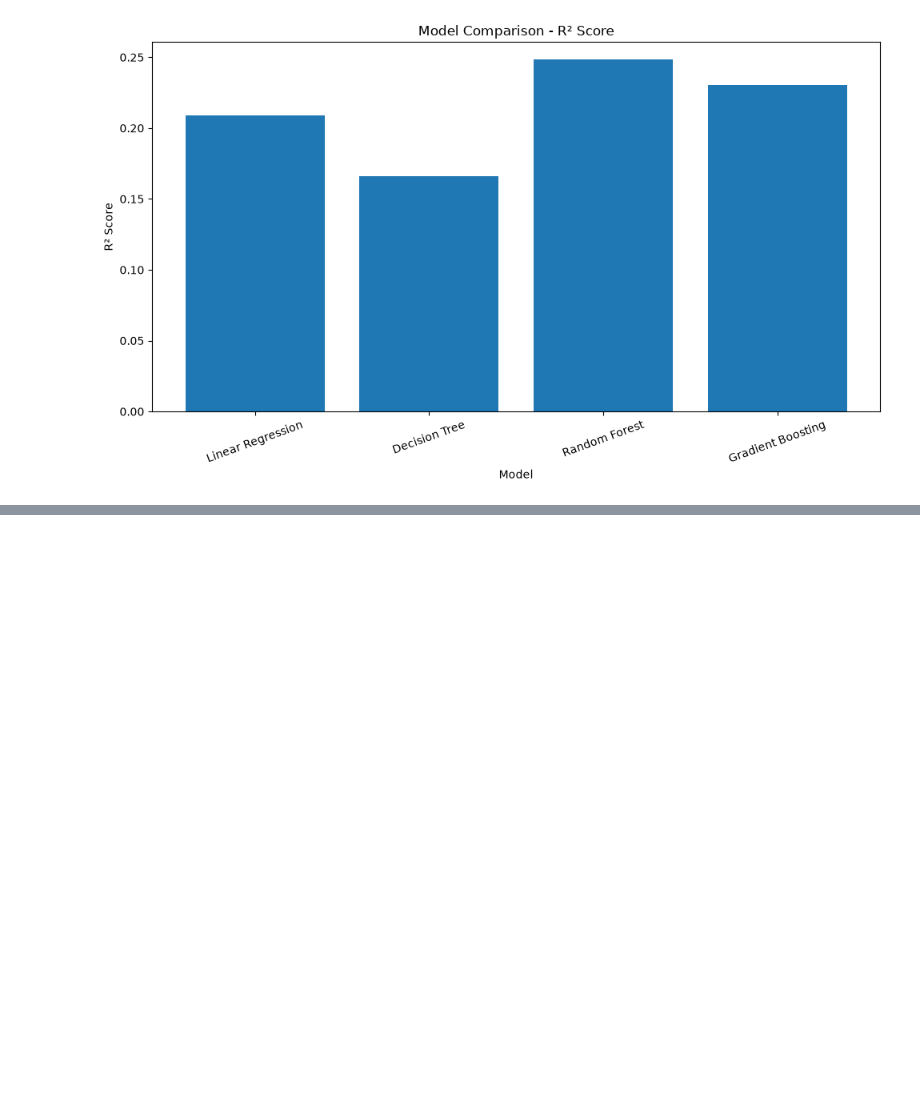
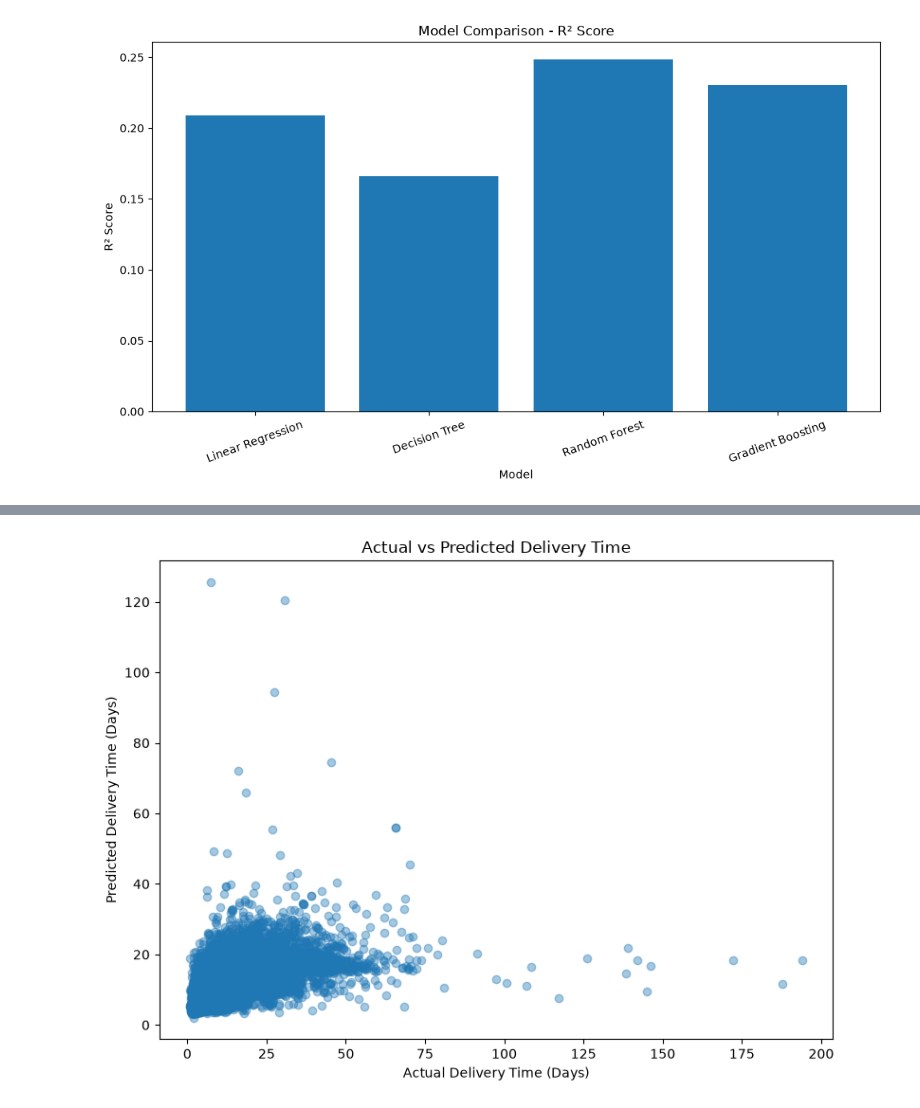
Before and after one commit to DRPatel75/Logistics_Data_Analysis, a Jupyter notebook: notebooks/04_predictive_modeling_optimization.ipynb, the cells around one changed output, grey strips where cells are left out. Drawn from its saved outputs; the diff is of its cells as text; code cells hidden in the pictures; blank space fills up the shorter version.

```diff
--- a/notebooks/04_predictive_modeling_optimization.ipynb
+++ b/notebooks/04_predictive_modeling_optimization.ipynb
@@ -676,0 +752,24 @@ plt.show()
+# %%
+plt.figure(figsize=(8, 6))
+
+plt.scatter(
+    y_test,
+    rf_pred,
+    alpha=0.4
+)
+
+plt.xlabel("Actual Delivery Time (Days)")
+plt.ylabel("Predicted Delivery Time (Days)")
+plt.title("Actual vs Predicted Delivery Time")
+
+plt.tight_layout()
+
+plt.savefig(
+    "../screenshots/week4_actual_vs_predicted.png",
+    dpi=300,
+    bbox_inches="tight"
+)
+
+plt.show()
+# %% [output]
+[figure, added]
```
Also changed, not shown: parts of 15 cells of this notebook, 8 other files.
